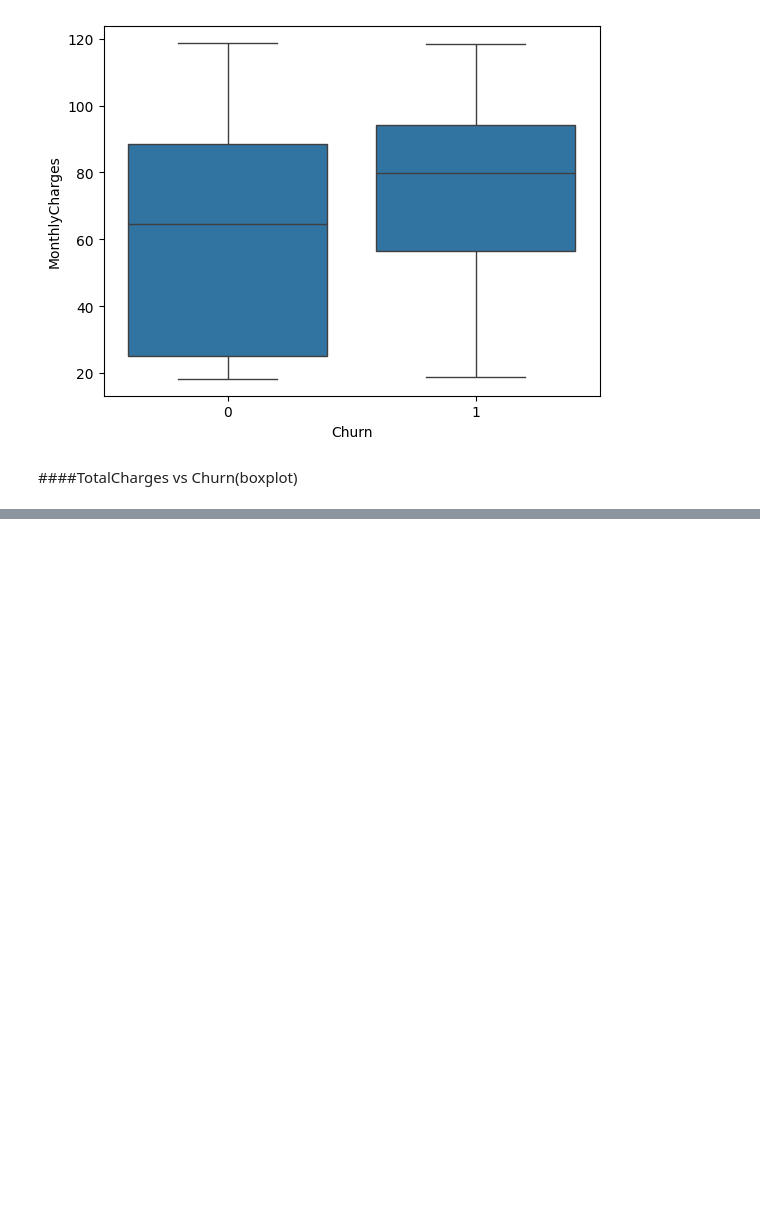
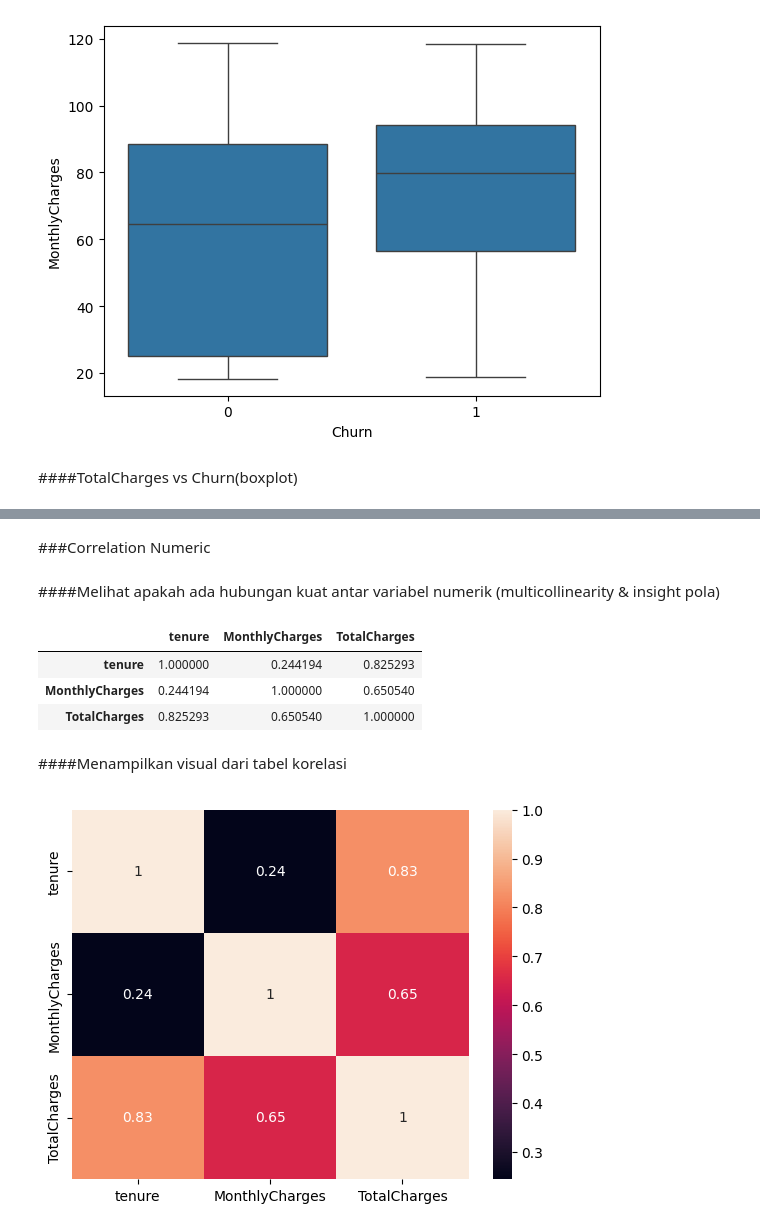
Before and after one commit to kumisganteng/Data-Analytics-Projects, a Jupyter notebook: Improving_Customer_Retention_Analysis.ipynb, the cells around one changed output, grey strips where cells are left out. Cells and saved outputs as stored; diff of their text form; code cells hidden in the pictures; blank space fills up the shorter version.

```diff
--- a/Improving_Customer_Retention_Analysis.ipynb
+++ b/Improving_Customer_Retention_Analysis.ipynb
@@ -522,0 +596,21 @@ plt.show()
+# %% [markdown]
+###Correlation Numeric
+# %% [markdown]
+####Melihat apakah ada hubungan kuat antar variabel numerik (multicollinearity & insight pola)
+# %%
+churn_data[['tenure','MonthlyCharges','TotalCharges']].corr()
+# %% [output]
+|  | tenure | MonthlyCharges | TotalCharges |
+| tenure | 1.000000 | 0.244194 | 0.825293 |
+| MonthlyCharges | 0.244194 | 1.000000 | 0.650540 |
+| TotalCharges | 0.825293 | 0.650540 | 1.000000 |
+# %% [markdown]
+####Menampilkan visual dari tabel korelasi
+# %%
+sns.heatmap(
+    churn_data[['tenure','MonthlyCharges','TotalCharges']].corr(),
+    annot=True
+)
+plt.show()
+# %% [output]
+[figure, added]
```
Also changed, not shown: parts of 11 cells of this notebook.
